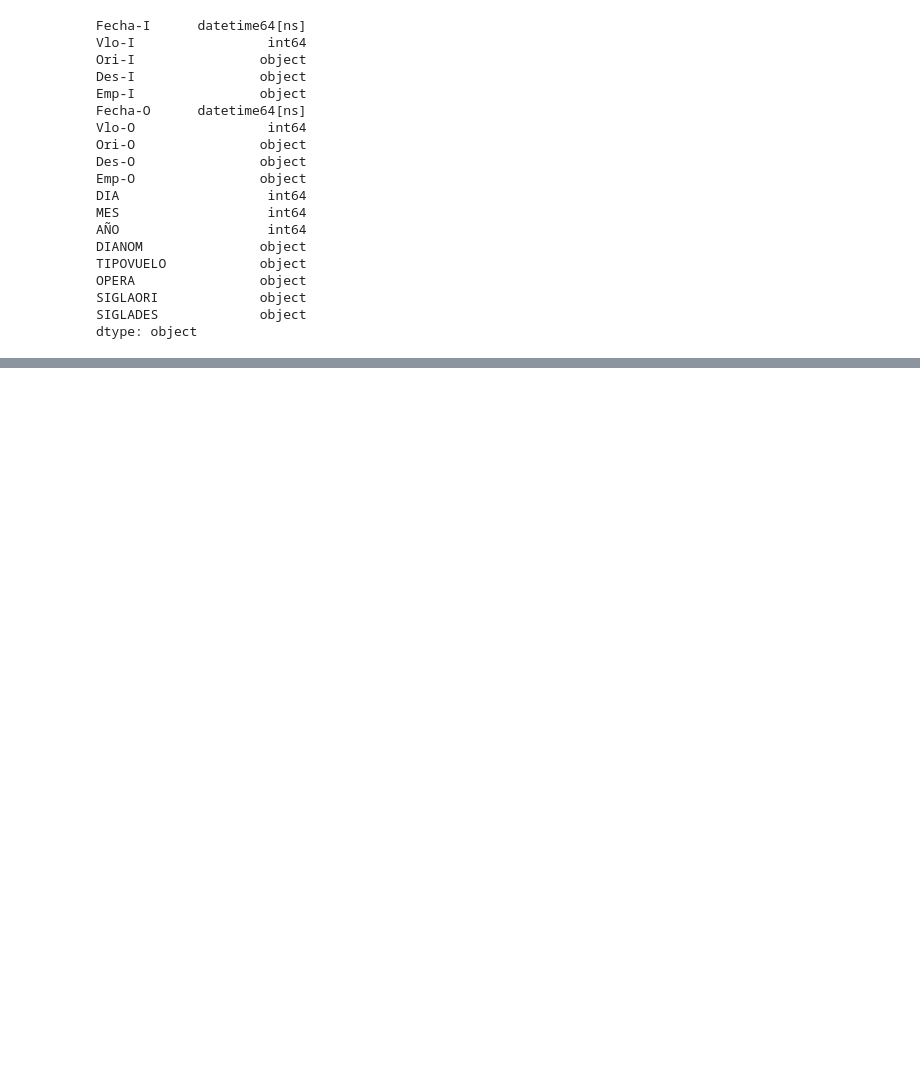
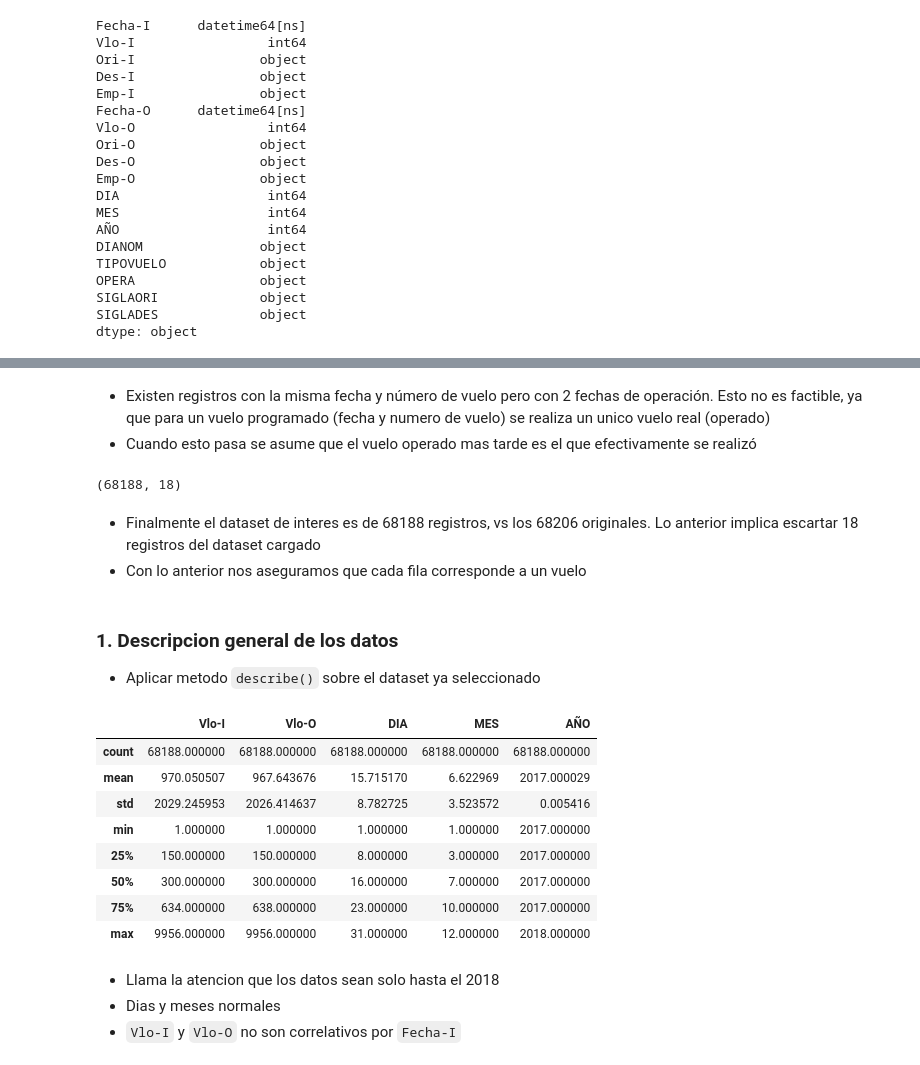
Before and after one commit to chilote/latam_desafio, a Jupyter notebook: main.ipynb, the cells around one changed output, grey strips where cells are left out. Cells and saved outputs as stored; diff of their text form; code cells hidden in the pictures; blank space fills up the shorter version.

```diff
--- a/main.ipynb
+++ b/main.ipynb
@@ -392,0 +424,3 @@ dtype: object
+# %% [markdown]
+* Existen registros con la misma fecha y número de vuelo pero con 2 fechas de operación. Esto no es factible, ya que para un vuelo programado (fecha y numero de vuelo) se realiza un unico vuelo real (operado)
+* Cuando esto pasa se asume que el vuelo operado mas tarde es el que efectivamente se realizó
@@ -392,0 +429,26 @@ dtype: object
+# %%
+dataset_last_op.shape
+# %% [output]
+(68188, 18)
+# %% [markdown]
+* Finalmente el dataset de interes es de 68188 registros, vs los 68206 originales. Lo anterior implica escartar 18 registros del dataset cargado
+* Con lo anterior nos aseguramos que cada fila corresponde a un vuelo
+# %% [markdown]
+### 1. Descripcion general de los datos
+* Aplicar metodo `describe()` sobre el dataset ya seleccionado
+# %%
+dataset_last_op.describe()
+# %% [output]
+|  | Vlo-I | Vlo-O | DIA | MES | AÑO |
+| count | 68188.000000 | 68188.000000 | 68188.000000 | 68188.000000 | 68188.000000 |
+| mean | 970.050507 | 967.643676 | 15.715170 | 6.622969 | 2017.000029 |
+| std | 2029.245953 | 2026.414637 | 8.782725 | 3.523572 | 0.005416 |
+| min | 1.000000 | 1.000000 | 1.000000 | 1.000000 | 2017.000000 |
+| 25% | 150.000000 | 150.000000 | 8.000000 | 3.000000 | 2017.000000 |
+| 50% | 300.000000 | 300.000000 | 16.000000 | 7.000000 | 2017.000000 |
+| 75% | 634.000000 | 638.000000 | 23.000000 | 10.000000 | 2017.000000 |
+| max | 9956.000000 | 9956.000000 | 31.000000 | 12.000000 | 2018.000000 |
+# %% [markdown]
+* Llama la atencion que los datos sean solo hasta el 2018
+* Dias y meses normales
+* `Vlo-I` y `Vlo-O` no son correlativos por `Fecha-I`
```
Also changed, not shown: parts of 71 cells of this notebook.
